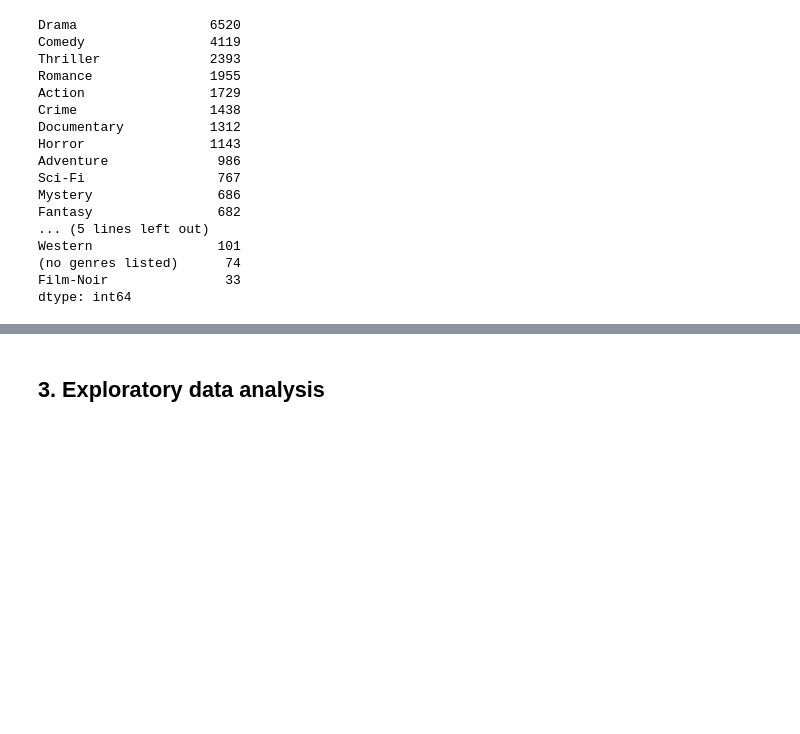
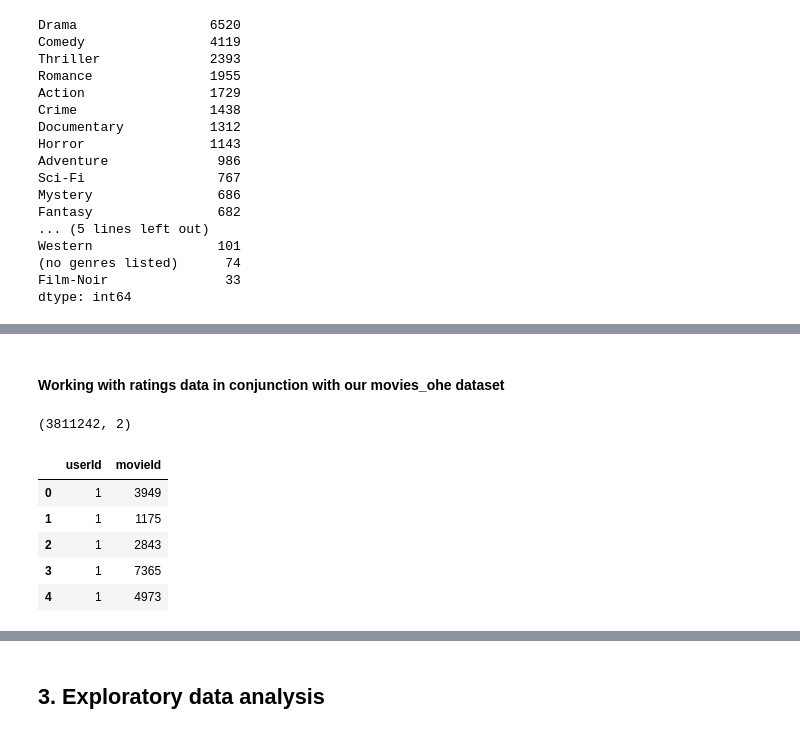
Before and after one commit to NgawethuMtirara/unsupervised-streamlit-teamcw3, a Jupyter notebook: Notebook/Team_CW3_Unsupervised.ipynb, the cells around one changed output, grey strips where cells are left out. Cells and saved outputs as stored; diff of their text form; code cells hidden in the pictures; blank space fills up the shorter version.

```diff
--- a/Notebook/Team_CW3_Unsupervised.ipynb
+++ b/Notebook/Team_CW3_Unsupervised.ipynb
@@ -447,0 +442,19 @@ movies_ohe.to_csv(newpath + "/movies_metadata_ohe.csv", index=False)
+# %% [markdown]
+#### Working with ratings data in conjunction with our movies_ohe dataset
+# %%
+# Extract ratings based on the movies left in the movies_ohe and the ratings should be at least 3.5 (out of 5).
+ratings_df = ratings_df[(ratings_df.movieId.isin(movies_ohe.movieId)) & (ratings_df.rating >= 3.5)]
+
+# Sort ratings_df by userId and timestamp, then drop the rating and timestamp attributes.
+ratings_df.sort_values(by=['userId', 'timestamp'], ignore_index=True, inplace=True)
+ratings_df.drop(['rating', 'timestamp'], axis=1, inplace=True)
+print(ratings_df.shape)
+ratings_df.head()
+# %% [output]
+(3811242, 2)
+|  | userId | movieId |
+| 0 | 1 | 3949 |
+| 1 | 1 | 1175 |
+| 2 | 1 | 2843 |
+| 3 | 1 | 7365 |
+| 4 | 1 | 4973 |
```
Also changed, not shown: parts of 31 cells of this notebook, 21 other files.
